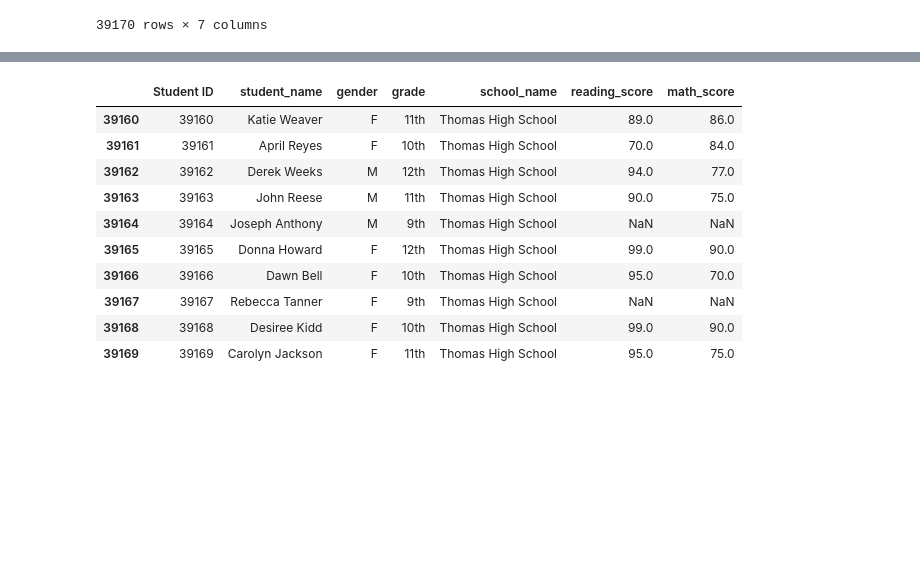
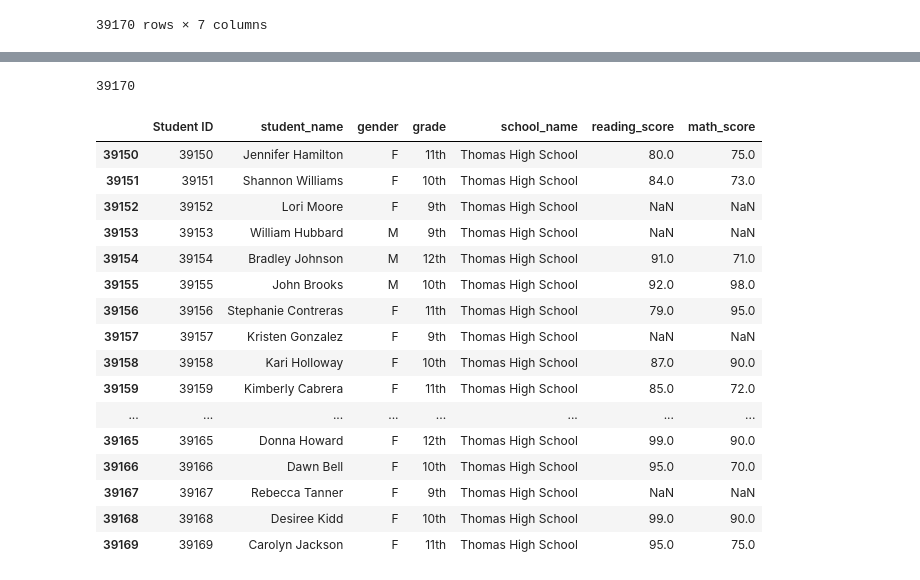
Before and after one commit to tsultan4/School_District_Analysis., a Jupyter notebook: PyCitySchools_Challenge.ipynb, the cells around one changed output, grey strips where cells are left out. Cells and saved outputs as stored; diff of their text form; code cells hidden in the pictures; blank space fills up the shorter version.

```diff
--- a/PyCitySchools_Challenge.ipynb
+++ b/PyCitySchools_Challenge.ipynb
@@ -38,16 +73,28 @@ student_data_df
+# %%
+# Get the total number of students.
+student_count = school_data_complete_df["Student ID"].count()
+student_count
+# %% [output]
+39170
 # %%
 student_data_df.loc[(student_data_df ["school_name"] == "Thomas High School") & (student_data_df["grade"] == "9th"),"reading_score"] = np.NaN
 # %%
 student_data_df.loc[(student_data_df ["school_name"] == "Thomas High School") & (student_data_df["grade"] == "9th"),"math_score"] = np.NaN
 # %%
-student_data_df.tail(10)
+student_data_df.tail(20)
 # %% [output]
 |  | Student ID | student_name | gender | grade | school_name | reading_score | math_score |
-| 39160 | 39160 | Katie Weaver | F | 11th | Thomas High School | 89.0 | 86.0 |
-| 39161 | 39161 | April Reyes | F | 10th | Thomas High School | 70.0 | 84.0 |
-| 39162 | 39162 | Derek Weeks | M | 12th | Thomas High School | 94.0 | 77.0 |
-| 39163 | 39163 | John Reese | M | 11th | Thomas High School | 90.0 | 75.0 |
-| 39164 | 39164 | Joseph Anthony | M | 9th | Thomas High School | NaN | NaN |
+| 39150 | 39150 | Jennifer Hamilton | F | 11th | Thomas High School | 80.0 | 75.0 |
+| 39151 | 39151 | Shannon Williams | F | 10th | Thomas High School | 84.0 | 73.0 |
+| 39152 | 39152 | Lori Moore | F | 9th | Thomas High School | NaN | NaN |
+| 39153 | 39153 | William Hubbard | M | 9th | Thomas High School | NaN | NaN |
+| 39154 | 39154 | Bradley Johnson | M | 12th | Thomas High School | 91.0 | 71.0 |
+| 39155 | 39155 | John Brooks | M | 10th | Thomas High School | 92.0 | 98.0 |
+| 39156 | 39156 | Stephanie Contreras | F | 11th | Thomas High School | 79.0 | 95.0 |
+| 39157 | 39157 | Kristen Gonzalez | F | 9th | Thomas High School | NaN | NaN |
+| 39158 | 39158 | Kari Holloway | F | 10th | Thomas High School | 87.0 | 90.0 |
+| 39159 | 39159 | Kimberly Cabrera | F | 11th | Thomas High School | 85.0 | 72.0 |
+| ... | ... | ... | ... | ... | ... | ... | ... |
 | 39165 | 39165 | Donna Howard | F | 12th | Thomas High School | 99.0 | 90.0 |
 | 39166 | 39166 | Dawn Bell | F | 10th | Thomas High School | 95.0 | 70.0 |
 | 39167 | 39167 | Rebecca Tanner | F | 9th | Thomas High School | NaN | NaN |
```
Also changed, not shown: parts of 60 cells of this notebook.
